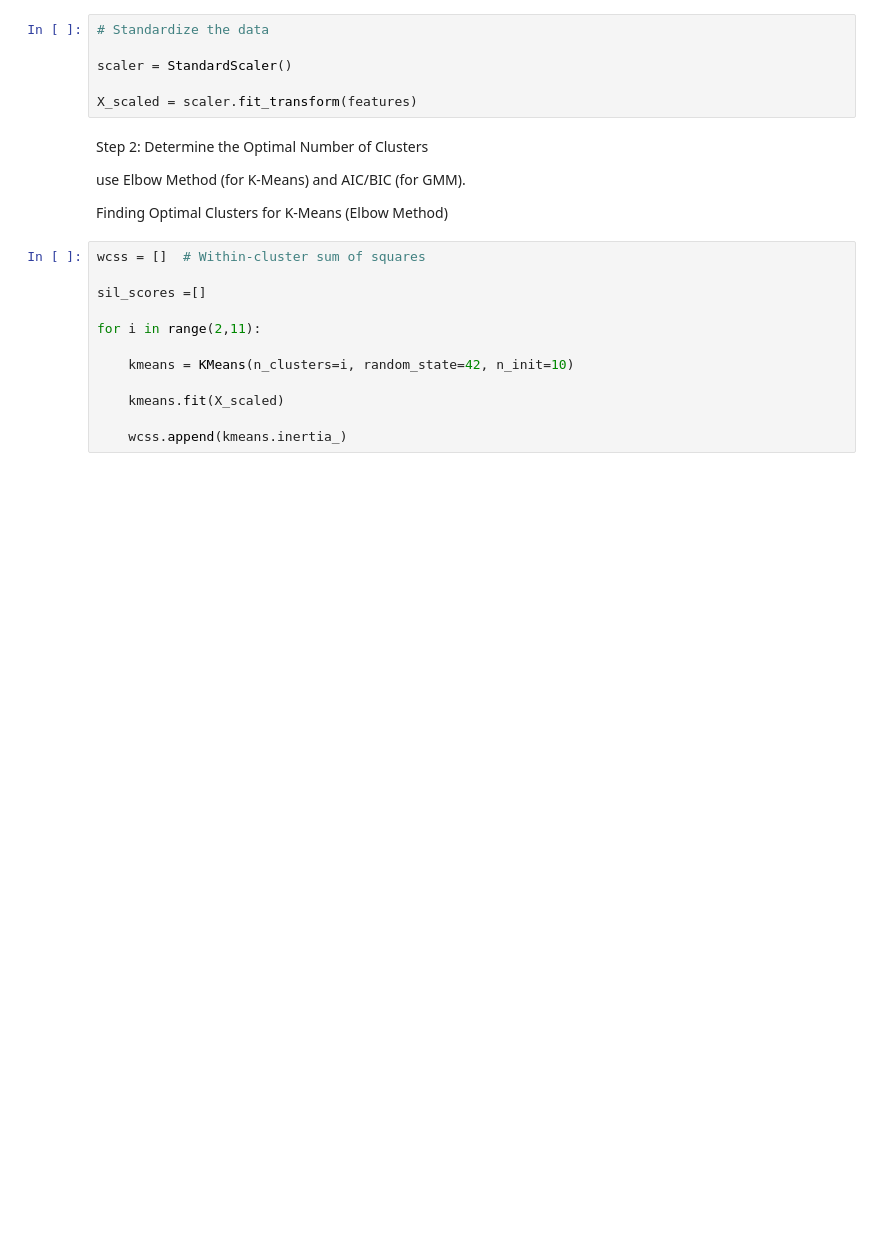
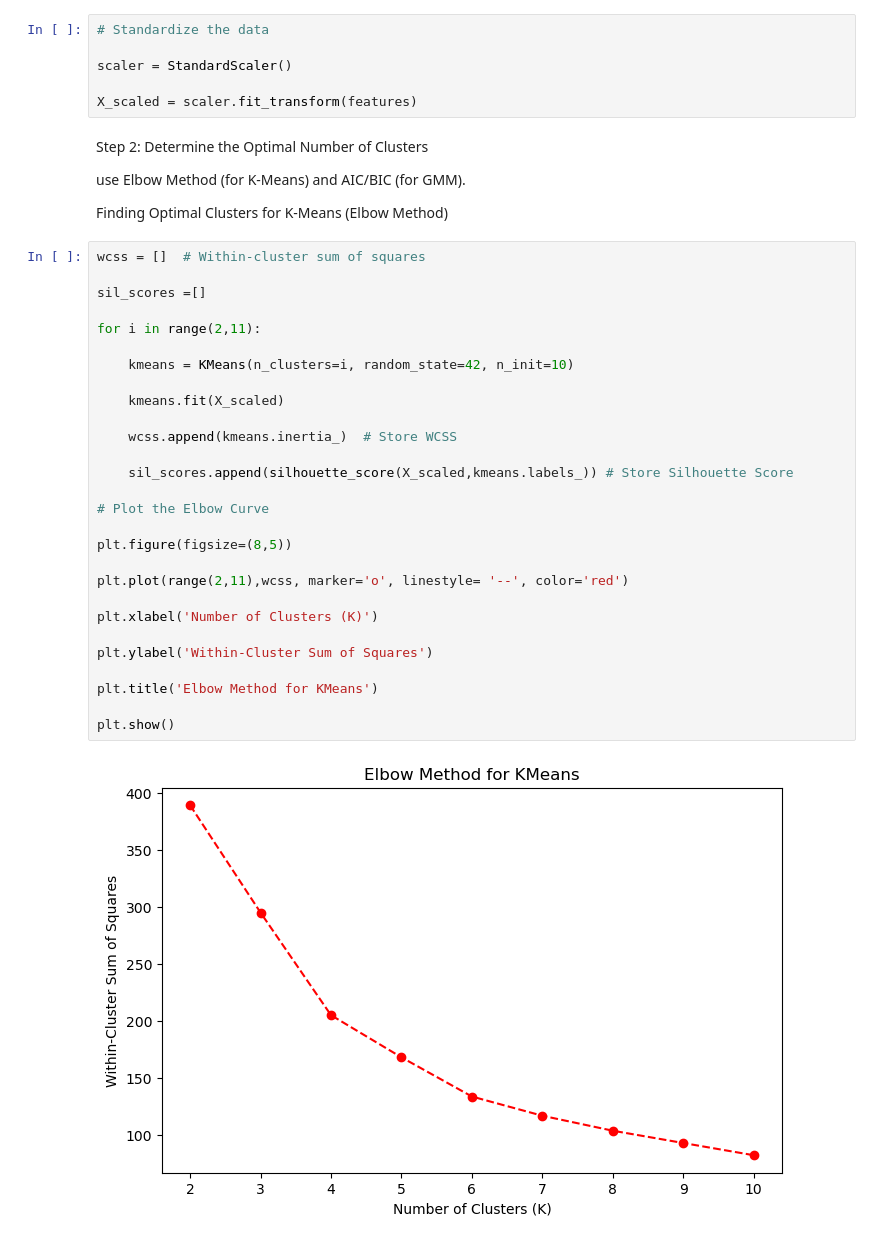
Before and after one commit to vishnuas22/Machine-Learning, a Jupyter notebook: 19.04 Gaussian Mixture VS KMeans.ipynb, the cells around one changed output. Saved outputs shown, nothing was run; the diff lists cells and outputs as text; blank space fills up the shorter version.

```diff
--- a/19.04 Gaussian Mixture VS KMeans.ipynb
+++ b/19.04 Gaussian Mixture VS KMeans.ipynb
@@ -59,12 +59,30 @@ Finding Optimal Clusters for K-Means (Elbow Method)
 # %%
 wcss = []  # Within-cluster sum of squares
 
 sil_scores =[]
 
 for i in range(2,11):
 
     kmeans = KMeans(n_clusters=i, random_state=42, n_init=10)
 
     kmeans.fit(X_scaled)
 
-    wcss.append(kmeans.inertia_)
+    wcss.append(kmeans.inertia_)  # Store WCSS
+
+    sil_scores.append(silhouette_score(X_scaled,kmeans.labels_)) # Store Silhouette Score
+
+# Plot the Elbow Curve
+
+plt.figure(figsize=(8,5))
+
+plt.plot(range(2,11),wcss, marker='o', linestyle= '--', color='red')
+
+plt.xlabel('Number of Clusters (K)')
+
+plt.ylabel('Within-Cluster Sum of Squares')
+
+plt.title('Elbow Method for KMeans')
+
+plt.show()
+# %% [output]
+[figure, added]
```
Also changed, not shown: parts of 20 cells of this notebook.
